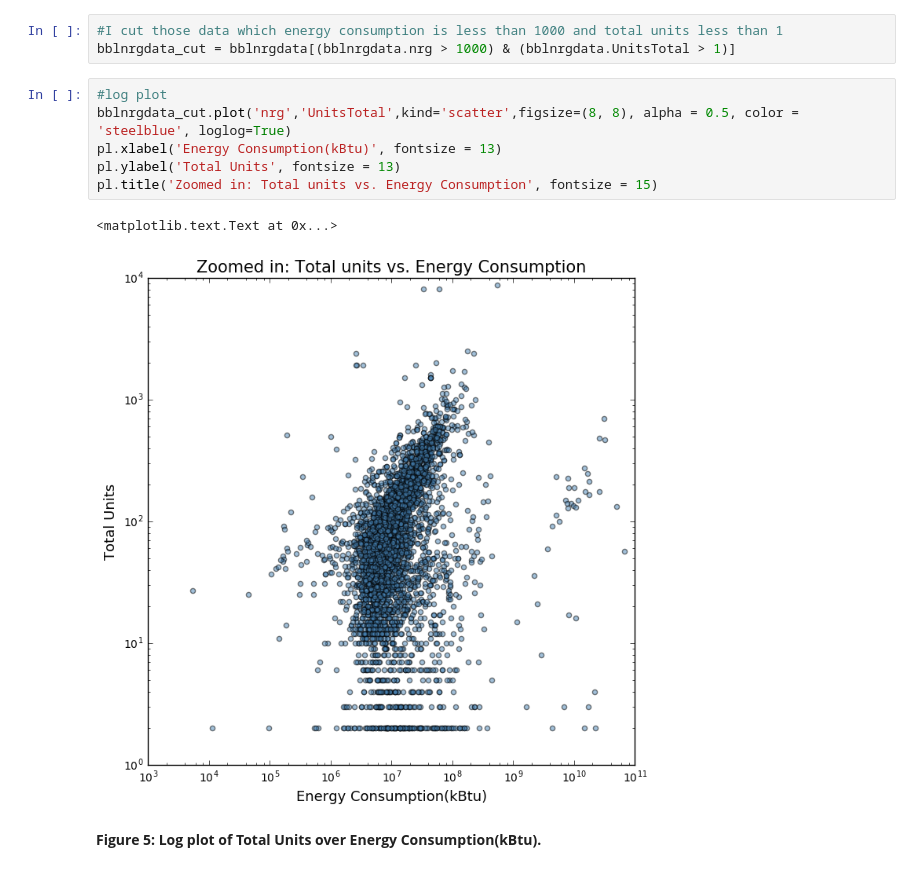
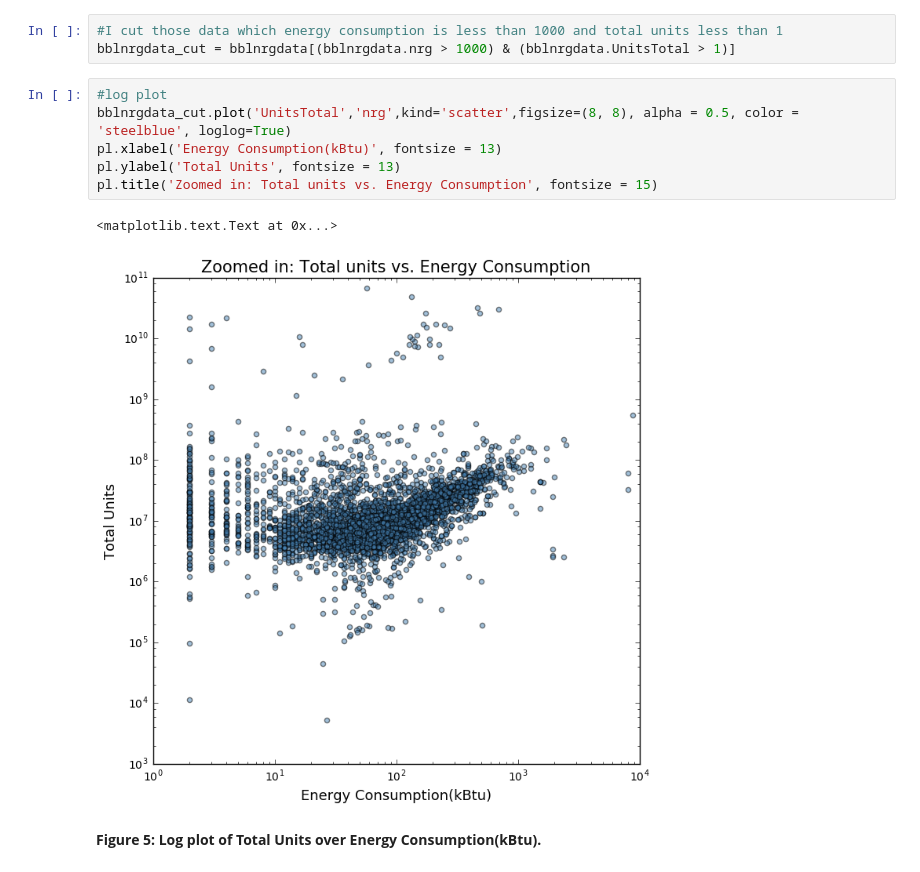
Before and after one commit to tedzou/PUI2016_xy1002, a Jupyter notebook: HW6_xy1002/HW6_xy1002_1 & Extra Credit.ipynb, the cells around one changed output. Drawn from its saved outputs; the diff is of its cells as text.

```diff
--- a/HW6_xy1002/HW6_xy1002_1.ipynb
+++ b/HW6_xy1002/HW6_xy1002_1 & Extra Credit.ipynb
@@ -333,13 +333,13 @@ Also I removed the buildings with several thousand units. points like that at th
 bblnrgdata_cut = bblnrgdata[(bblnrgdata.nrg > 1000) & (bblnrgdata.UnitsTotal > 1)]
 # %%
 #log plot
-bblnrgdata_cut.plot('nrg','UnitsTotal',kind='scatter',figsize=(8, 8), alpha = 0.5, color = 'steelblue', loglog=True)
+bblnrgdata_cut.plot('UnitsTotal','nrg',kind='scatter',figsize=(8, 8), alpha = 0.5, color = 'steelblue', loglog=True)
 pl.xlabel('Energy Consumption(kBtu)', fontsize = 13)
 pl.ylabel('Total Units', fontsize = 13)
 pl.title('Zoomed in: Total units vs. Energy Consumption', fontsize = 15)
 # %% [output]
 <matplotlib.text.Text at 0x...>
-[figure, old version]
+[figure, new version]
 # %% [markdown]
 **Figure 5: Log plot of Total Units over Energy Consumption(kBtu).**
 # %%
```
Also changed, not shown: parts of 1 cell of this notebook.
